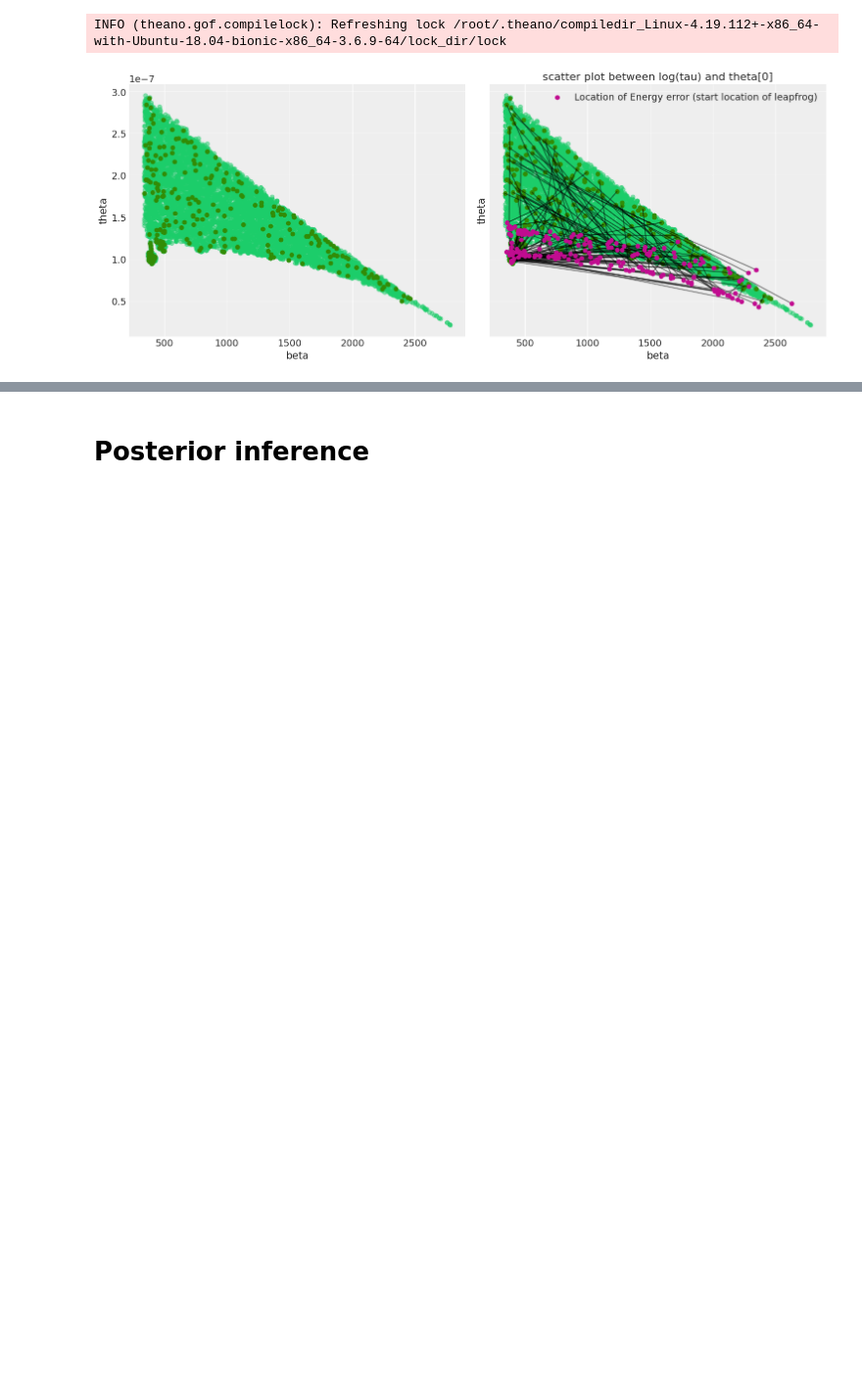
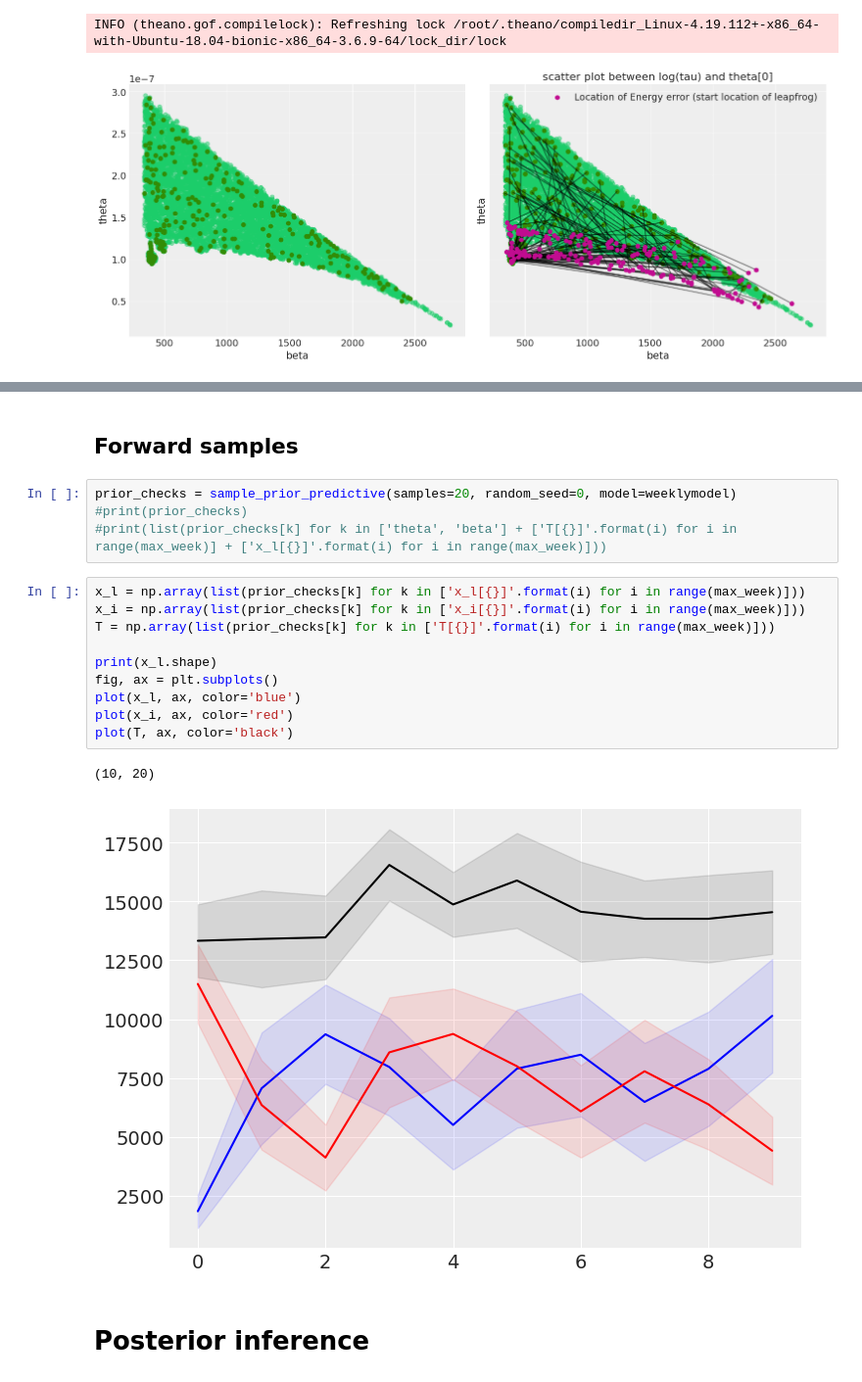
Before and after one commit to emilemathieu/illegal_fishing, a Jupyter notebook: yearly.ipynb, the cells around one changed output, grey strips where cells are left out. Shown at 98% size. Saved outputs shown, nothing was run; the diff lists cells and outputs as text; blank space fills up the shorter version.

```diff
--- a/yearly.ipynb
+++ b/yearly.ipynb
@@ -397,3 +553,22 @@ INFO (theano.gof.compilelock): Refreshing lock /root/.theano/compiledir_Linux-4.
+# %% [markdown]
+## Forward samples
+# %%
+prior_checks = sample_prior_predictive(samples=20, random_seed=0, model=weeklymodel)
+#print(prior_checks)
+#print(list(prior_checks[k] for k in ['theta', 'beta'] + ['T[{}]'.format(i) for i in range(max_week)] + ['x_l[{}]'.format(i) for i in range(max_week)]))
+# %%
+x_l = np.array(list(prior_checks[k] for k in ['x_l[{}]'.format(i) for i in range(max_week)]))
+x_i = np.array(list(prior_checks[k] for k in ['x_i[{}]'.format(i) for i in range(max_week)]))
+T = np.array(list(prior_checks[k] for k in ['T[{}]'.format(i) for i in range(max_week)]))
+
+print(x_l.shape)
+fig, ax = plt.subplots()
+plot(x_l, ax, color='blue')
+plot(x_i, ax, color='red')
+plot(T, ax, color='black')
+# %% [output]
+(10, 20)
+[figure, added]
 # %% [markdown]
 # Posterior inference
 # %%
```
Also changed, not shown: parts of 10 cells of this notebook.
